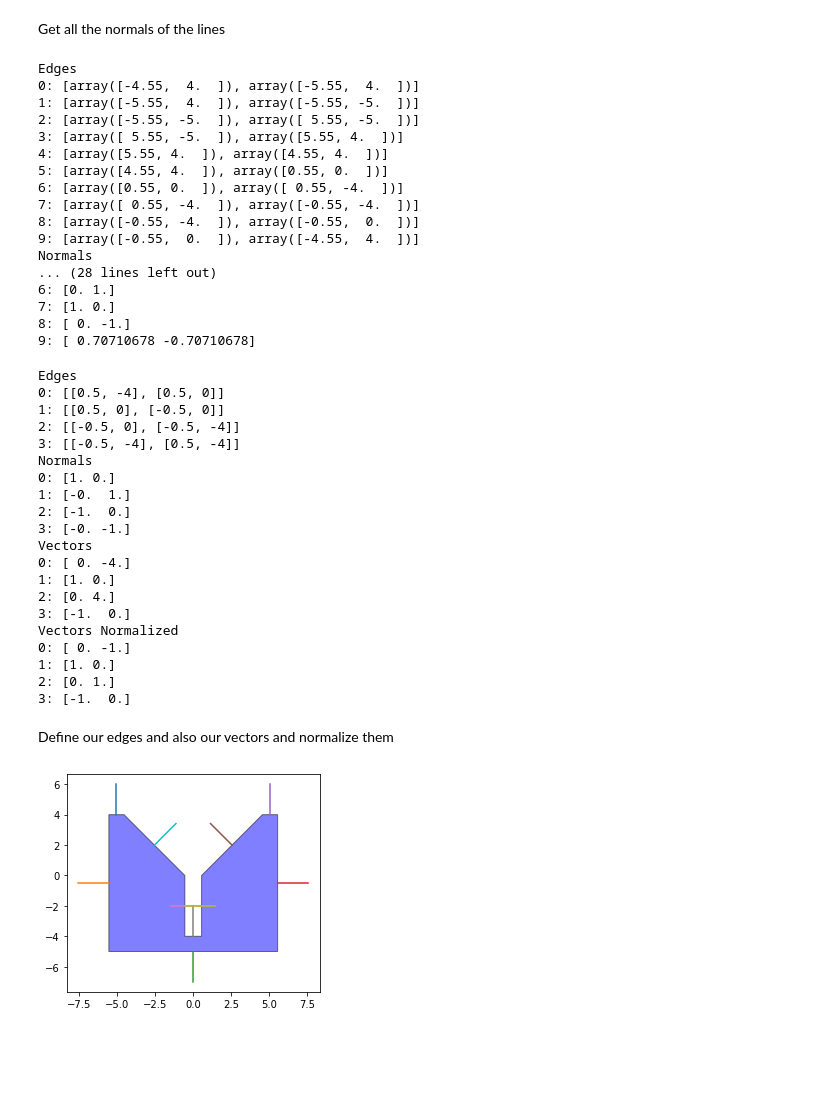
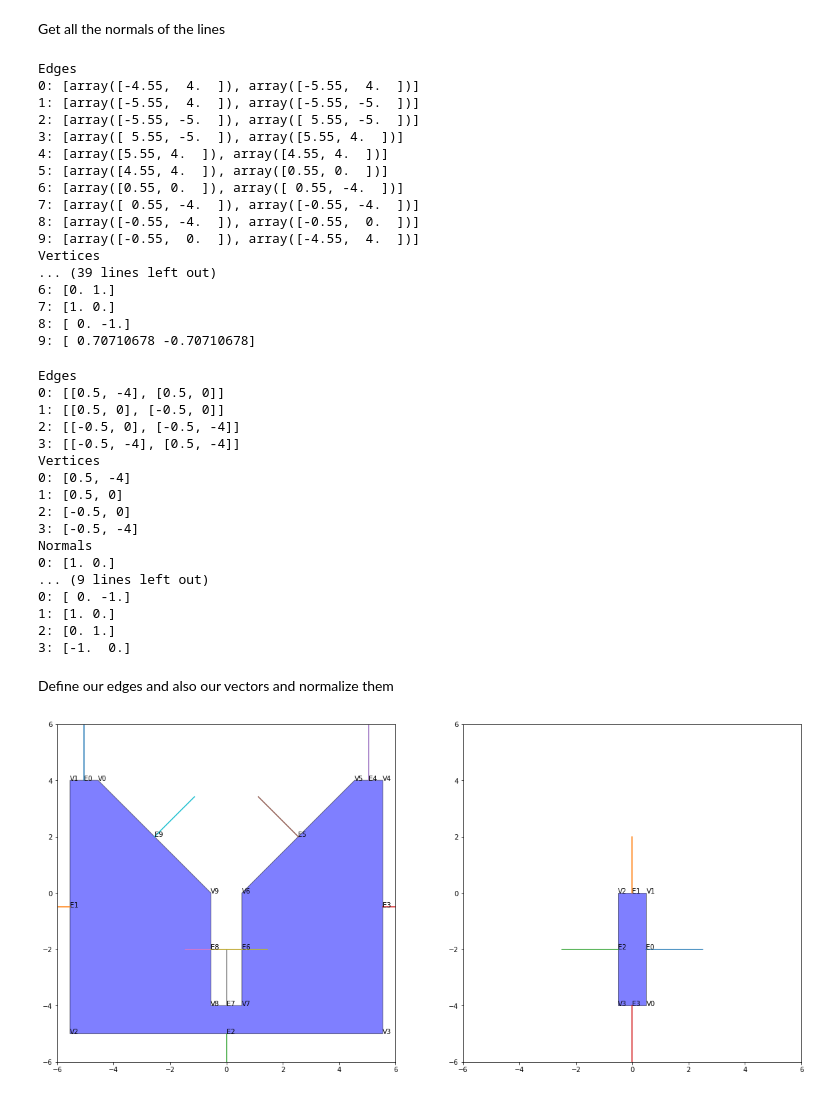
Before and after one commit to fernardz/ContactStateGeneration, a Jupyter notebook: Pt1 Contact States/Investigation.ipynb, the cells around one changed output. Saved outputs shown, nothing was run; the diff lists cells and outputs as text; code cells hidden in the pictures; blank space fills up the shorter version.

Commit message:
Added value edge evaluation

```diff
--- a/Pt1 Contact States/Investigation.ipynb
+++ b/Pt1 Contact States/Investigation.ipynb
@@ -124,7 +138,7 @@ def prepare_object(Vert):
     Edges.append(Edge)
     Line=LineString([Vert[i-1],Vert[i]])
     Lines.append(Line)
-    Verts2.append(Vert[-i])
+    Verts2.append(Vert[i-1])
     Vector=np.array(Vert[i-1])-np.array(Vert[i])
     Vectors.append(Vector)
     VectorNorm = Vector/np.linalg.norm(Vector)
@@ -132,6 +146,9 @@ def prepare_object(Vert):
 
   print("Edges")
   print('\n'.join('{}: {}'.format(*k) for k in enumerate(Edges)))
+
+  print("Vertices")
+  print('\n'.join('{}: {}'.format(*k) for k in enumerate(Verts2)))
 
   # Get the vectors of each 2D object.Super easy for 2D
   Normals=[]
@@ -168,8 +185,8 @@ Edges
 7: [array([ 0.55, -4.  ]), array([-0.55, -4.  ])]
 8: [array([-0.55, -4.  ]), array([-0.55,  0.  ])]
 9: [array([-0.55,  0.  ]), array([-4.55,  4.  ])]
-Normals
-... (28 lines left out)
+Vertices
+... (39 lines left out)
 6: [0. 1.]
 7: [1. 0.]
 8: [ 0. -1.]
@@ -182,17 +199,14 @@ Edges
 1: [[0.5, 0], [-0.5, 0]]
 2: [[-0.5, 0], [-0.5, -4]]
 3: [[-0.5, -4], [0.5, -4]]
+Vertices
+0: [0.5, -4]
+1: [0.5, 0]
+2: [-0.5, 0]
+3: [-0.5, -4]
 Normals
 0: [1. 0.]
-1: [-0.  1.]
-2: [-1.  0.]
-3: [-0. -1.]
-Vectors
-0: [ 0. -4.]
-1: [1. 0.]
-2: [0. 4.]
-3: [-1.  0.]
-Vectors Normalized
+... (9 lines left out)
 0: [ 0. -1.]
 1: [1. 0.]
 2: [0. 1.]
@@ -200,21 +214,52 @@ Vectors Normalized
 # %% [markdown]
 Define our edges and also our vectors and normalize them
 # %%
-fig, ax= plt.subplots()
+fig, axs= plt.subplots(1,2, figsize=(20,20))
 
+ax=axs[0]
 polygonA = Polygon(ObjA['Vertices'])
 patchA = PolygonPatch(polygonA, fc="b", alpha=0.5)
 
-for e,n in zip(ObjA['Edges'], ObjA['Normals']):
+for i,(e,n) in enumerate(zip(ObjA['Edges'], ObjA['Normals'])):
   mdpt=(np.add(e[0],e[1]))/2
+  ax.text(mdpt[0],mdpt[1],'E{}'.format(i))
   scnd=mdpt+n*2
   L=LineString([mdpt, scnd])
   x,y=L.xy
-  plt.plot(x,y)
+  ax.plot(x,y)
+
+for n, (x,y) in enumerate(ObjA['Vertices']):
+  ax.text(x,y,'V{}'.format(n))
 
 ax.add_patch(patchA)
 ax.autoscale_view()
 ax.set_aspect('equal','box')
+ax.set_xbound(-6,6)
+ax.set_ybound(-6,6)
+
+polygonB = Polygon(ObjB['Vertices'])
+patchB = PolygonPatch(polygonB, fc="b", alpha=0.5)
+
+ax= axs[1]
+
+for i,(e,n) in enumerate(zip(ObjB['Edges'], ObjB['Normals'])):
+  mdpt=np.add(e[0],e[1])/2
+  ax.text(mdpt[0],mdpt[1],'E{}'.format(i))
+  scnd=mdpt+n*2
+  L=LineString([mdpt, scnd])
+  x,y=L.xy
+  ax.plot(x,y)
+
+for n, (x,y) in enumerate(ObjB['Vertices']):
+  ax.text(x,y,'V{}'.format(n))
+
+ax.add_patch(patchB)
+ax.autoscale_view()
+ax.set_aspect('equal','box')
+
+ax.set_xbound(-6,6)
+ax.set_ybound(-6,6)
+
 plt.show()
 # %% [output]
-[figure, old version]
+[figure, new version]
```
Also changed, not shown: parts of 33 cells of this notebook.
